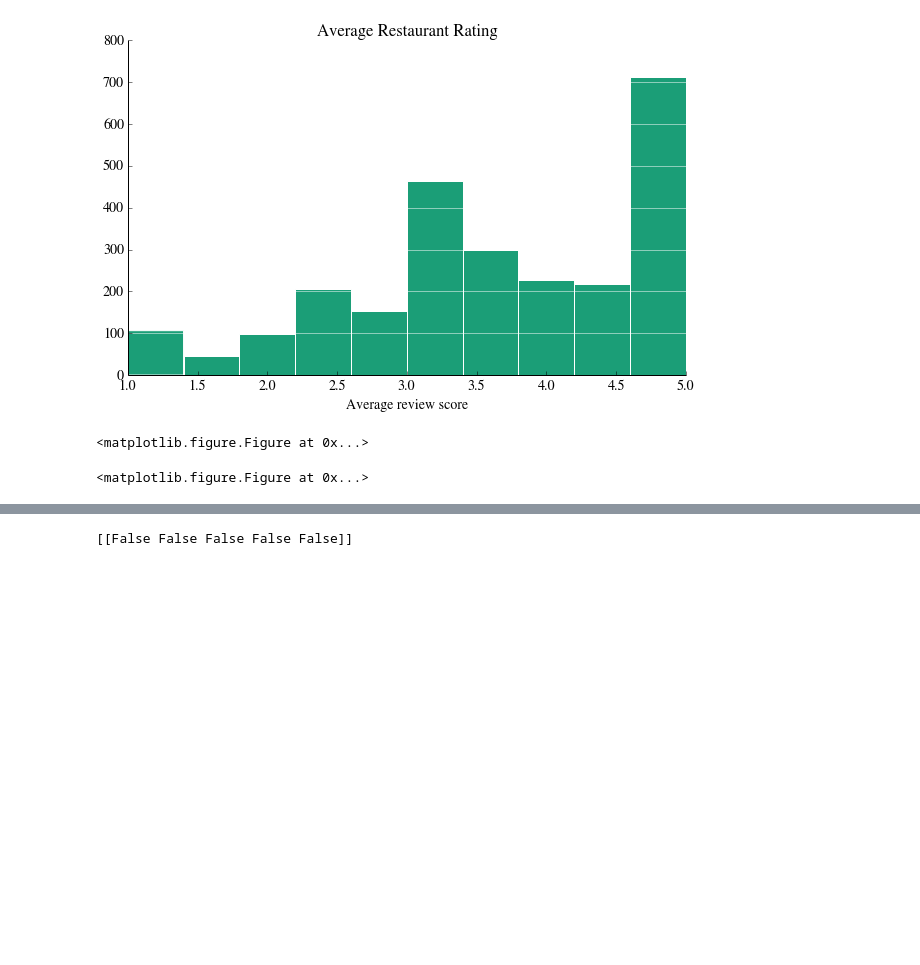
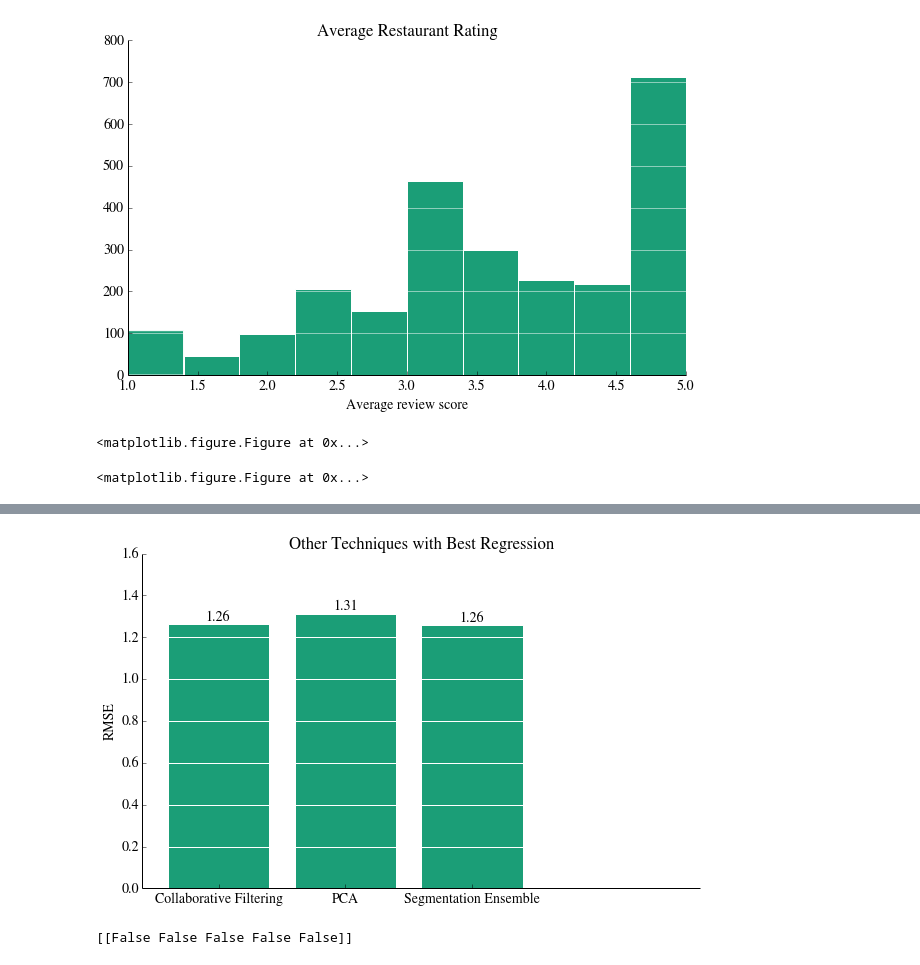
Before and after one commit to s-ramaswamy/CS-229-project, a Jupyter notebook: Visualizations.ipynb, the cells around one changed output, grey strips where cells are left out. Saved outputs shown, nothing was run; the diff lists cells and outputs as text; code cells hidden in the pictures; blank space fills up the shorter version.

```diff
--- a/Visualizations.ipynb
+++ b/Visualizations.ipynb
@@ -311,3 +311,26 @@ remove_border()
+# %%
+# visualize the 3 methods +
+percentages = np.array([1.262, 1.313, 1.258 ])
+width = 0.4
+ind = np.array(range(1,4))
+labels = ['Collaborative Filtering','PCA','Segmentation Ensemble']
+
+barlist = plt.bar(ind, percentages)
+plt.grid(axis='y', color='white', linestyle='-', lw=1)
+plt.ylabel('RMSE')
+plt.title('Other Techniques with Best Regression')
+
+fmt = plt.ScalarFormatter(useOffset=False)
+plt.gca().xaxis.set_major_formatter(fmt)
+plt.xlim(0.8, 5.2)
+plt.xticks(ind+width, labels)
+plt.ylim(0, 1.6)
+remove_border()
+
+for x, y in zip(ind, percentages):
+    plt.annotate(("%.2f") % y, (x+width, y + .02), ha='center')
+# %% [output]
+[figure, added]
 # %%
 def not_so_quick_train(block):
     block.replace([np.inf, -np.inf], np.nan)
```
Also changed, not shown: parts of 9 cells of this notebook, 5 other files.
